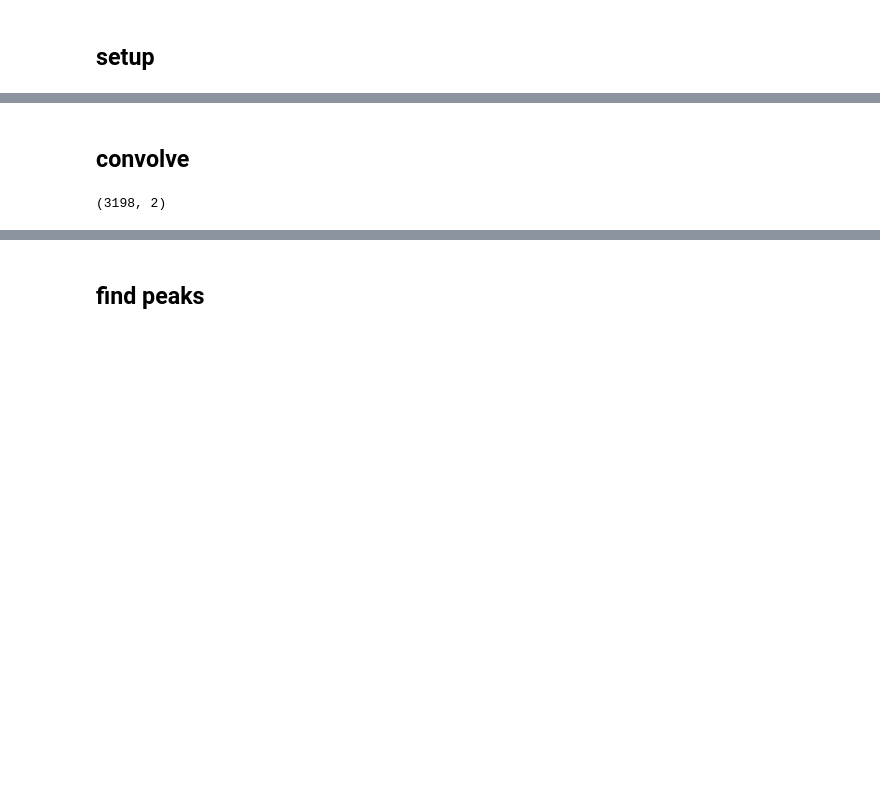
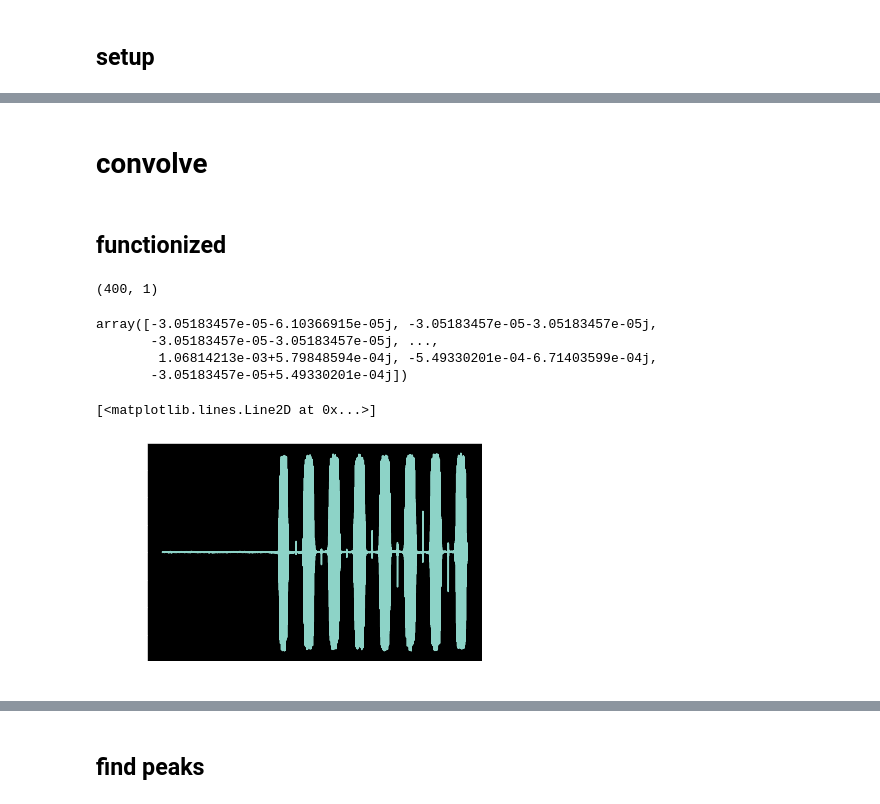
Before and after one commit to tjbergst/lorapy, a Jupyter notebook: lorapy-preamble-window-extraction.ipynb, the cells around one changed output, grey strips where cells are left out. Saved outputs shown, nothing was run; the diff lists cells and outputs as text; code cells hidden in the pictures; blank space fills up the shorter version.

```diff
--- a/lorapy-preamble-window-extraction.ipynb
+++ b/lorapy-preamble-window-extraction.ipynb
@@ -158,4 +156,4 @@ loader.filter(bw=8, sf=12)
 # %%
-file = loader.select(8).load()
+file = loader.select(73).load()
 file
 # %% [output]
@@ -170,4 +168,4 @@ DotPFile(id=0 | name='lora_BW8_SF12_915MHz_20ksps_Att0_v0.p')
 # %%
-preamble, base_symbol = _convert_files(file, dotp_file)
-preamble, base_symbol
+preambles, base_symbol = _convert_files(file, dotp_file)
+preambles, base_symbol
 # %% [output]
@@ -182,2 +180,4 @@ preamble.data.shape, base_symbol.data.shape
 # %% [markdown]
-## convolve
+# convolve
+# %% [markdown]
+## functionized
@@ -184,7 +223,22 @@ preamble.data.shape, base_symbol.data.shape
 # %%
-samp_per_sym = preamble.stats.samp_per_sym
-shift_step = _step_dict[preamble.stats.bw]
+samp_per_sym = preambles.stats.samp_per_sym
+shift_step = _step_dict[preambles.stats.bw]
 
 samp_per_sym, shift_step
 # %% [output]
-(3198, 2)
+(400, 1)
+# %%
+for preamble in preambles.data[:68]:
+    pass
+
+preamble
+# %% [output]
+array([-3.05183457e-05-6.10366915e-05j, -3.05183457e-05-3.05183457e-05j,
+       -3.05183457e-05-3.05183457e-05j, ...,
+        1.06814213e-03+5.79848594e-04j, -5.49330201e-04-6.71403599e-04j,
+       -3.05183457e-05+5.49330201e-04j])
+# %%
+plt.plot(preamble)
+# %% [output]
+[<matplotlib.lines.Line2D at 0x...>]
+[figure, added]
```
Also changed, not shown: parts of 27 cells of this notebook.
